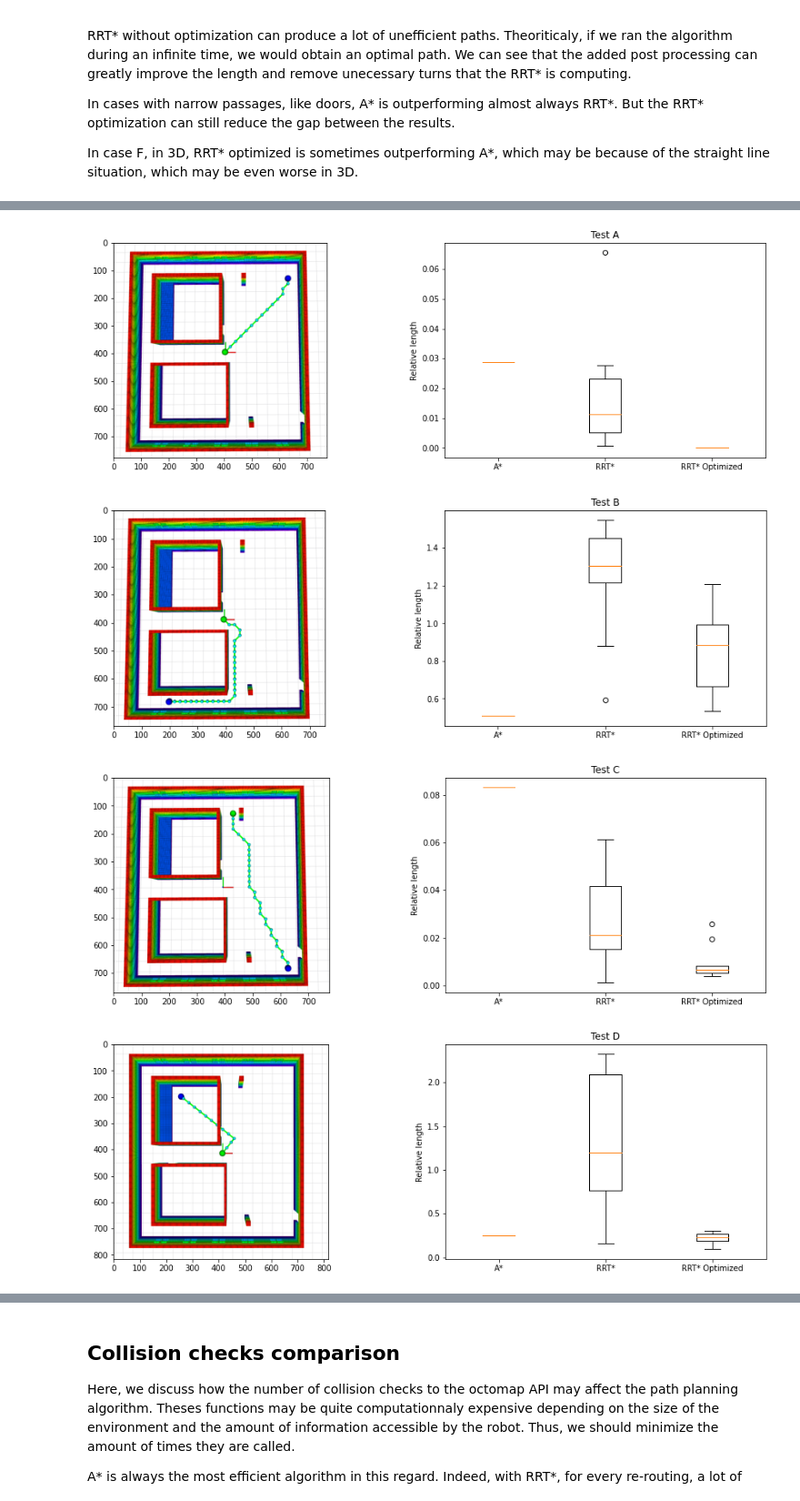
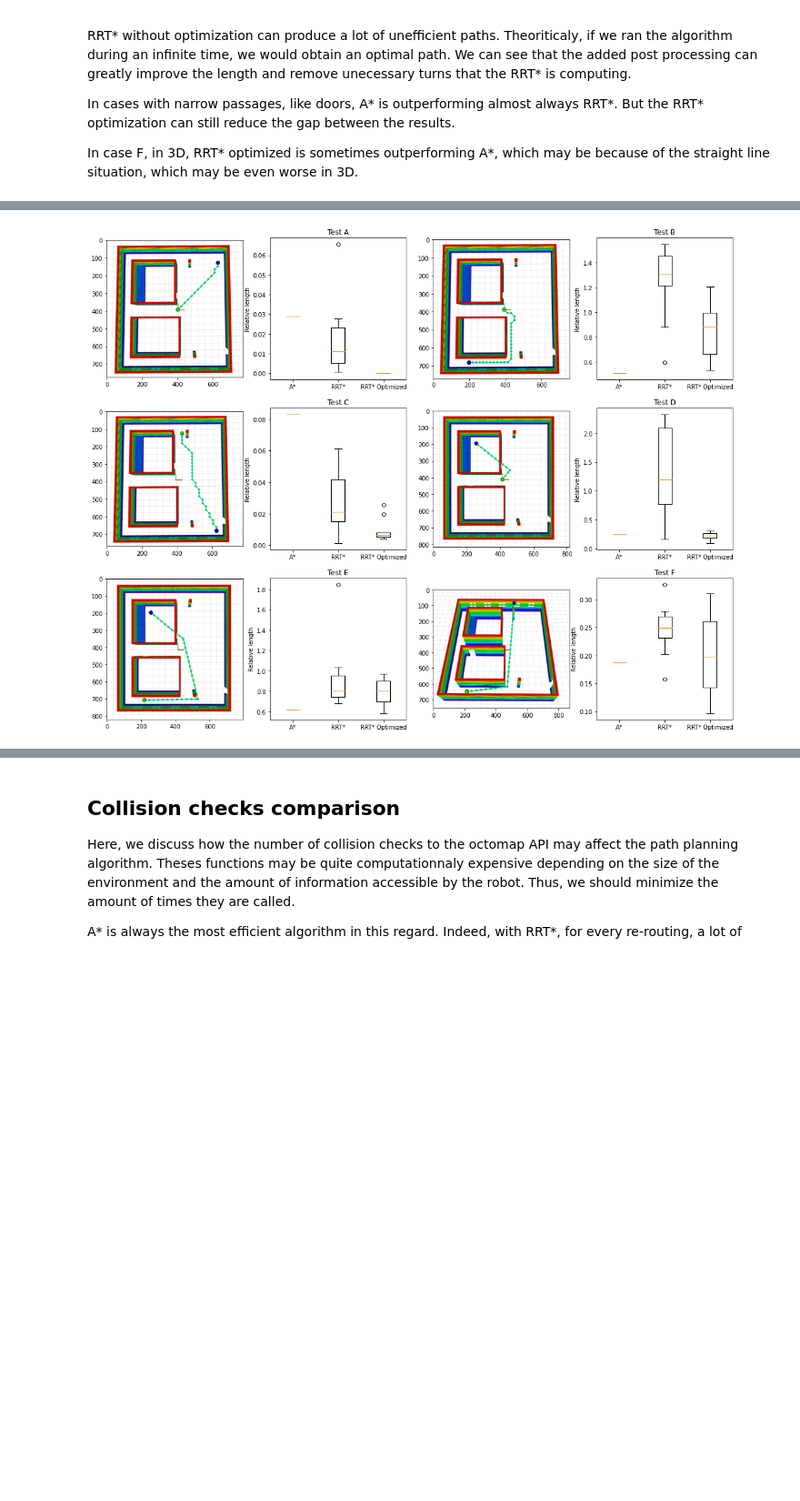
Before and after one commit to rhidra/autopilot, a Jupyter notebook: analysis/analysis.ipynb, the cells around one changed output, grey strips where cells are left out. Shown at 91% size. Drawn from its saved outputs; the diff is of its cells as text; code cells hidden in the pictures; blank space fills up the shorter version.

```diff
--- a/analysis/analysis.ipynb
+++ b/analysis/analysis.ipynb
@@ -42,12 +42,13 @@ Text(0.5, 1.0, 'All tests')
 [figure]
 # %%
+plt.figure(figsize=(19, 15))
 for i, (a_star, rrt_star, rrt_star_without) in enumerate(zip(process_time_a_star, process_time_rrt_star, process_time_rrt_star_without_optim)):
-    plt.figure(figsize=(16, 5))
-    plt.subplot(1, 2, 1)
+    plt.subplot(3, 4, 2*i + 1)
     img = mpimg.imread('{}.png'.format(cases[i]))
     plt.imshow(img)
-    plt.subplot(1, 2, 2)
+    plt.subplot(3, 4, 2*i + 2)
     plt.boxplot([a_star, rrt_star_without, rrt_star], labels=['A*', 'RRT*', 'RRT* Optimized'])
     plt.ylabel('Processing time (sec)')
     plt.title('Test {}'.format(cases[i]))
+plt.savefig('time_each.png', bbox_inches='tight')
 # %% [output]
@@ -129,15 +125,13 @@ Text(0.5, 1.0, 'All tests')
 # %%
+plt.figure(figsize=(19, 15))
 for i, (a_star, rrt_star, rrt_star_without) in enumerate(zip(len_a_star, len_rrt_star, len_rrt_star_without)):
-    plt.figure(figsize=(16, 5))
-    plt.subplot(1, 2, 1)
+    plt.subplot(3, 4, i*2 + 1)
     img = mpimg.imread('{}.png'.format(cases[i]))
     plt.imshow(img)
-    plt.subplot(1, 2, 2)
+    plt.subplot(3, 4, i*2 + 2)
     plt.boxplot([a_star, rrt_star_without, rrt_star], labels=['A*', 'RRT*', 'RRT* Optimized'])
     plt.ylabel('Relative length')
     plt.title('Test {}'.format(cases[i]))
+plt.savefig('len_each.png', bbox_inches='tight')
 # %% [output]
-[figure, old version]
+[figure, new version]
-[figure, removed]
-[figure, removed]
-[figure, removed]
```
Also changed, not shown: parts of 9 cells of this notebook, 1 other file.
